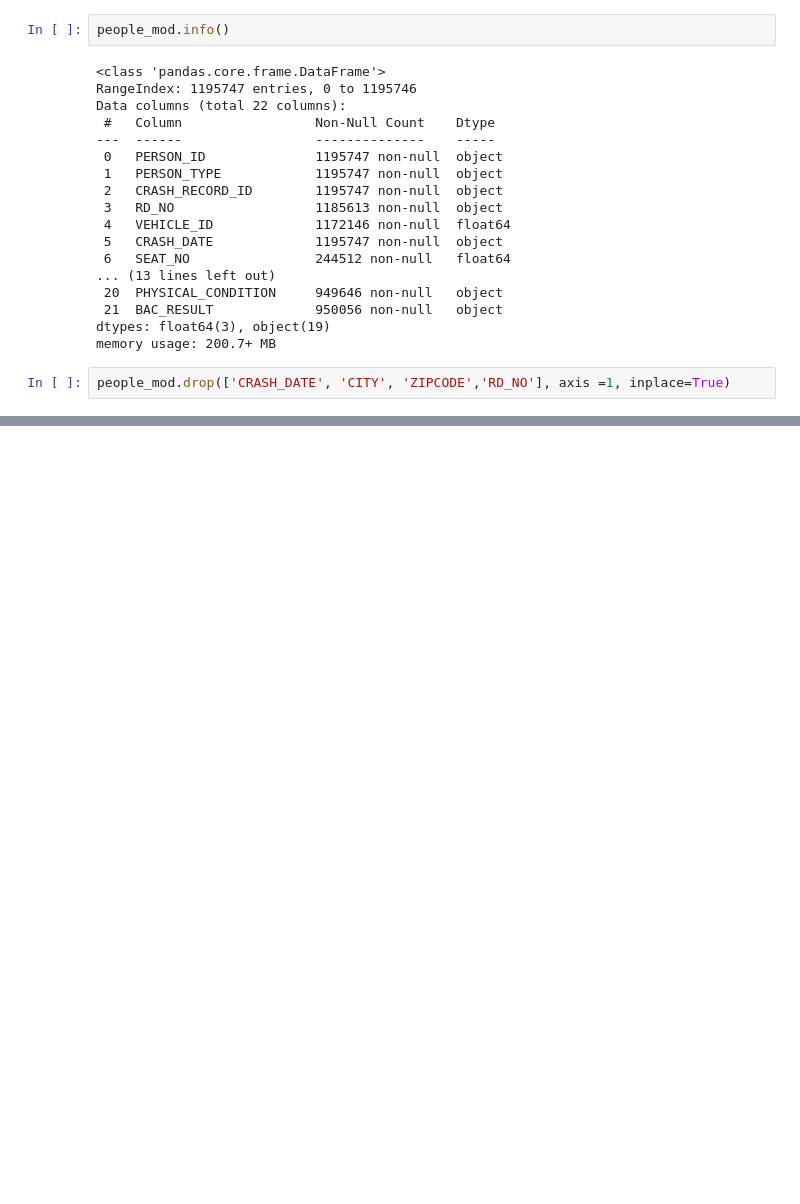
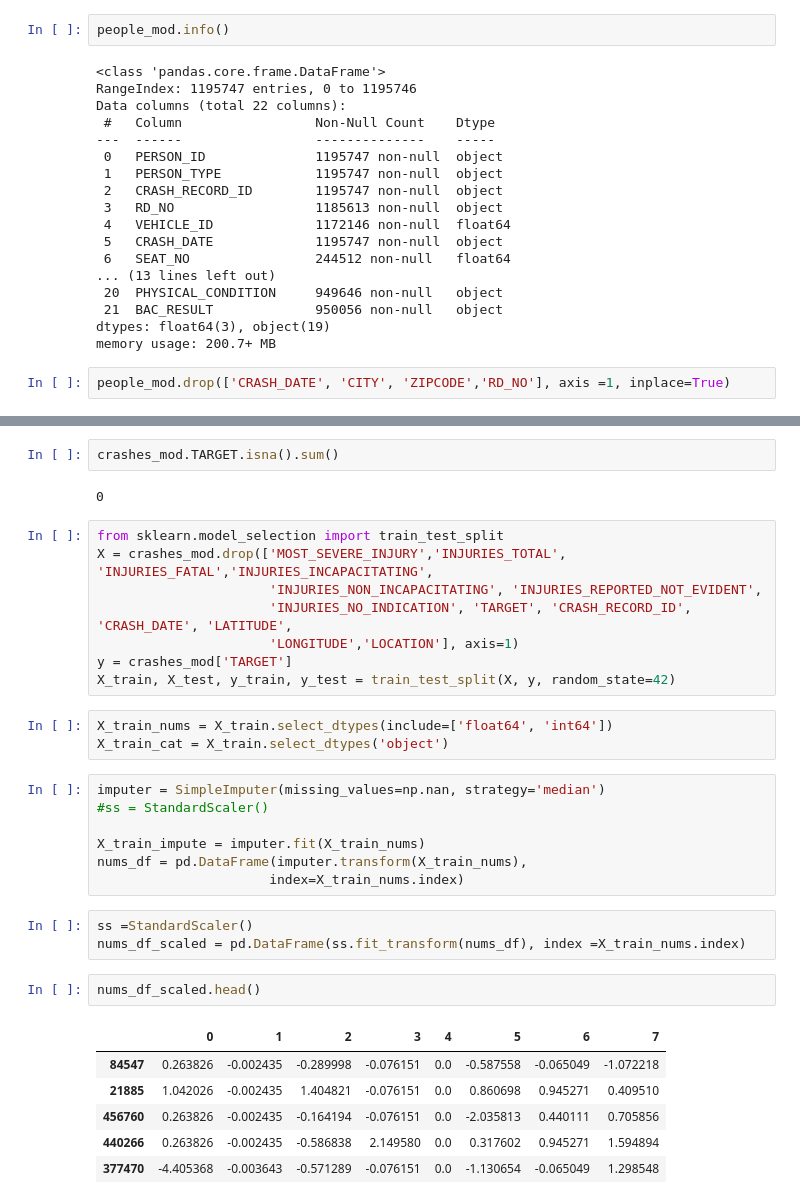
Before and after one commit to AngieKay/Chicago-Crashes, a Jupyter notebook: Meaghan_wn.ipynb, the cells around one changed output, grey strips where cells are left out. Drawn from its saved outputs; the diff is of its cells as text; blank space fills up the shorter version.

```diff
--- a/Meaghan_wn.ipynb
+++ b/Meaghan_wn.ipynb
@@ -288,0 +287,34 @@ people_mod.drop(['CRASH_DATE', 'CITY', 'ZIPCODE','RD_NO'], axis =1, inplace=True
+# %%
+crashes_mod.TARGET.isna().sum()
+# %% [output]
+0
+# %%
+from sklearn.model_selection import train_test_split
+X = crashes_mod.drop(['MOST_SEVERE_INJURY','INJURIES_TOTAL', 'INJURIES_FATAL','INJURIES_INCAPACITATING',
+                      'INJURIES_NON_INCAPACITATING', 'INJURIES_REPORTED_NOT_EVIDENT',
+                      'INJURIES_NO_INDICATION', 'TARGET', 'CRASH_RECORD_ID', 'CRASH_DATE', 'LATITUDE',
+                      'LONGITUDE','LOCATION'], axis=1)
+y = crashes_mod['TARGET']
+X_train, X_test, y_train, y_test = train_test_split(X, y, random_state=42)
+# %%
+X_train_nums = X_train.select_dtypes(include=['float64', 'int64'])
+X_train_cat = X_train.select_dtypes('object')
+# %%
+imputer = SimpleImputer(missing_values=np.nan, strategy='median')
+#ss = StandardScaler()
+
+X_train_impute = imputer.fit(X_train_nums)
+nums_df = pd.DataFrame(imputer.transform(X_train_nums),
+                      index=X_train_nums.index)
+# %%
+ss =StandardScaler()
+nums_df_scaled = pd.DataFrame(ss.fit_transform(nums_df), index =X_train_nums.index)
+# %%
+nums_df_scaled.head()
+# %% [output]
+|  | 0 | 1 | 2 | 3 | 4 | 5 | 6 | 7 |
+| 84547 | 0.263826 | -0.002435 | -0.289998 | -0.076151 | 0.0 | -0.587558 | -0.065049 | -1.072218 |
+| 21885 | 1.042026 | -0.002435 | 1.404821 | -0.076151 | 0.0 | 0.860698 | 0.945271 | 0.409510 |
+| 456760 | 0.263826 | -0.002435 | -0.164194 | -0.076151 | 0.0 | -2.035813 | 0.440111 | 0.705856 |
+| 440266 | 0.263826 | -0.002435 | -0.586838 | 2.149580 | 0.0 | 0.317602 | 0.945271 | 1.594894 |
+| 377470 | -4.405368 | -0.003643 | -0.571289 | -0.076151 | 0.0 | -1.130654 | -0.065049 | 1.298548 |
```
Also changed, not shown: parts of 27 cells of this notebook.
